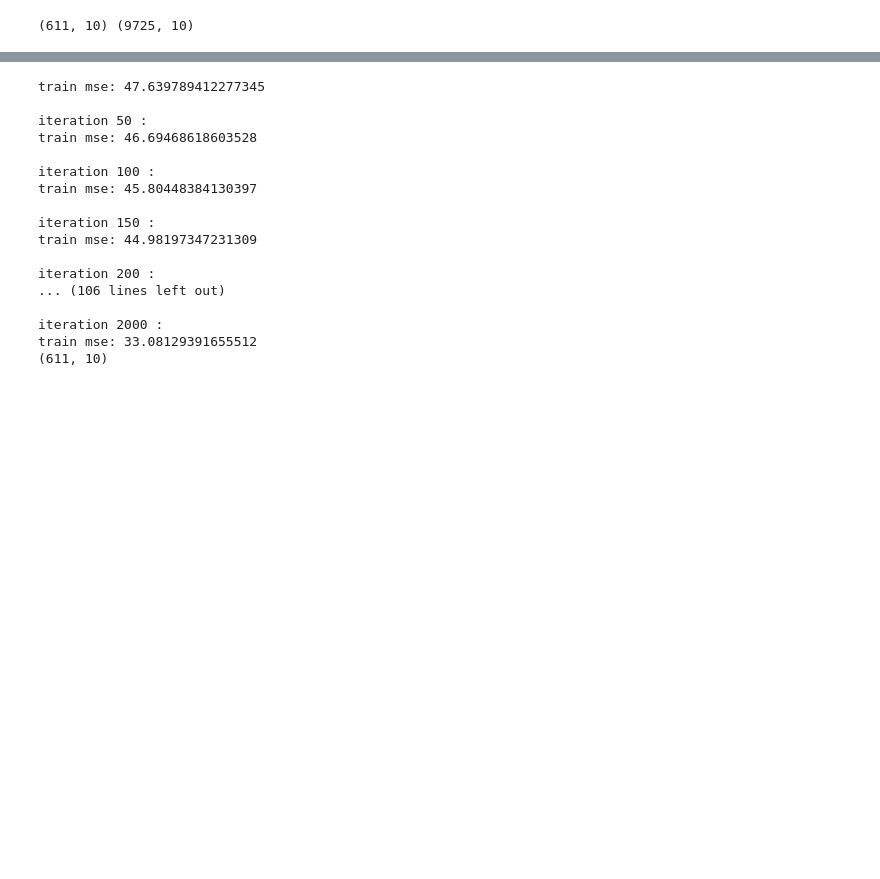
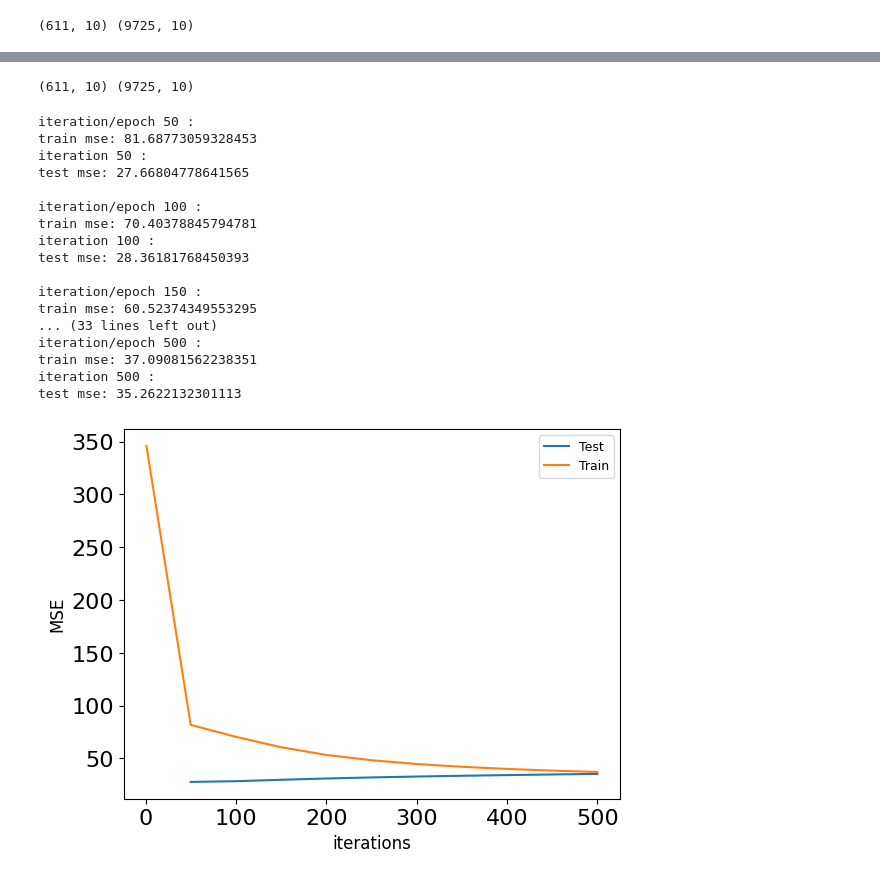
Before and after one commit to kushagrasachan/RecSys, a Jupyter notebook: My_EDA_nb.ipynb, the cells around one changed output, grey strips where cells are left out. Cells and saved outputs as stored; diff of their text form; code cells hidden in the pictures; blank space fills up the shorter version.

Commit message:
Implemented method to perform SGD with momentum for MatrixFactorisation class

```diff
--- a/My_EDA_nb.ipynb
+++ b/My_EDA_nb.ipynb
@@ -117,0 +155,12 @@ matrix([[0., 1., 0., 0.],
+# %%
+user_old_new_id = np.zeros(ratings_df["userId"].max()+1)
+for new_id, old_id in enumerate(ratings_df['userId'].unique()):
+       user_old_new_id[old_id] = new_id
+
+ratings_df['userNewId'] = user_old_new_id[ratings_df['userId']]
+ratings_df = ratings_df.astype({'userNewId': 'int64'})
+
+print( ratings_df.head(), "\n" )
+# now just to check that we did it correctly, a movieId should be mapped to the same movieNewId
+print( ratings_df.loc[ratings_df.userId == 156][['userId', 'userNewId']], "\n" )
+print(f"There are {num_users} users and correspondingly {max(user_old_new_id)+1} contiguous user IDs now")
@@ -312,24 +462,36 @@ print( np.shape(mf.P), np.shape(mf.Q) )
+# %%
+mf = MatrixFactorisation(train, 10)
+print( np.shape(mf.P), np.shape(mf.Q) )
+# print( mf.P )
+# %% [output]
+(611, 10) (9725, 10)
 # %%
-P, Q = mf.gradient_descent(iterations=2000, learning_rate=0.1, _lambda=0)
-print(np.shape(P))
+P, Q = mf.gradient_descent(iterations=500, learning_rate=0.4, _lambda=0, validation=test, verbose=True)
+# print(np.shape(P))
 # %% [output]
-train mse: 47.639789412277345
+iteration/epoch 50 :
+train mse: 81.68773059328453
+iteration 50 :
+test mse: 27.66804778641565
 
-iteration 50 :
-train mse: 46.69468618603528
+iteration/epoch 100 :
+train mse: 70.40378845794781
+iteration 100 :
+test mse: 28.36181768450393
 
-iteration 100 :
-train mse: 45.80448384130397
-
-iteration 150 :
-train mse: 44.98197347231309
-
-iteration 200 :
-... (106 lines left out)
-
-iteration 2000 :
-train mse: 33.08129391655512
-(611, 10)
+iteration/epoch 150 :
+train mse: 60.52374349553295
+... (33 lines left out)
+iteration/epoch 500 :
+train mse: 37.09081562238351
+iteration 500 :
+test mse: 35.2622132301113
+# %%
+# print( np.array(mf.train_mse_at_epochs)[:,1] )
+# mf.plot_learning_curve(validation=True)
+mf.plot_learning_curve(validation=True)
+# %% [output]
+[figure, added]
 # %%
 # help = np.zeros((mf.P.shape[0], mf.Q.T.shape[1]))
 # print(np.shape(help))
```
Also changed, not shown: parts of 16 cells of this notebook, 4 other files.
